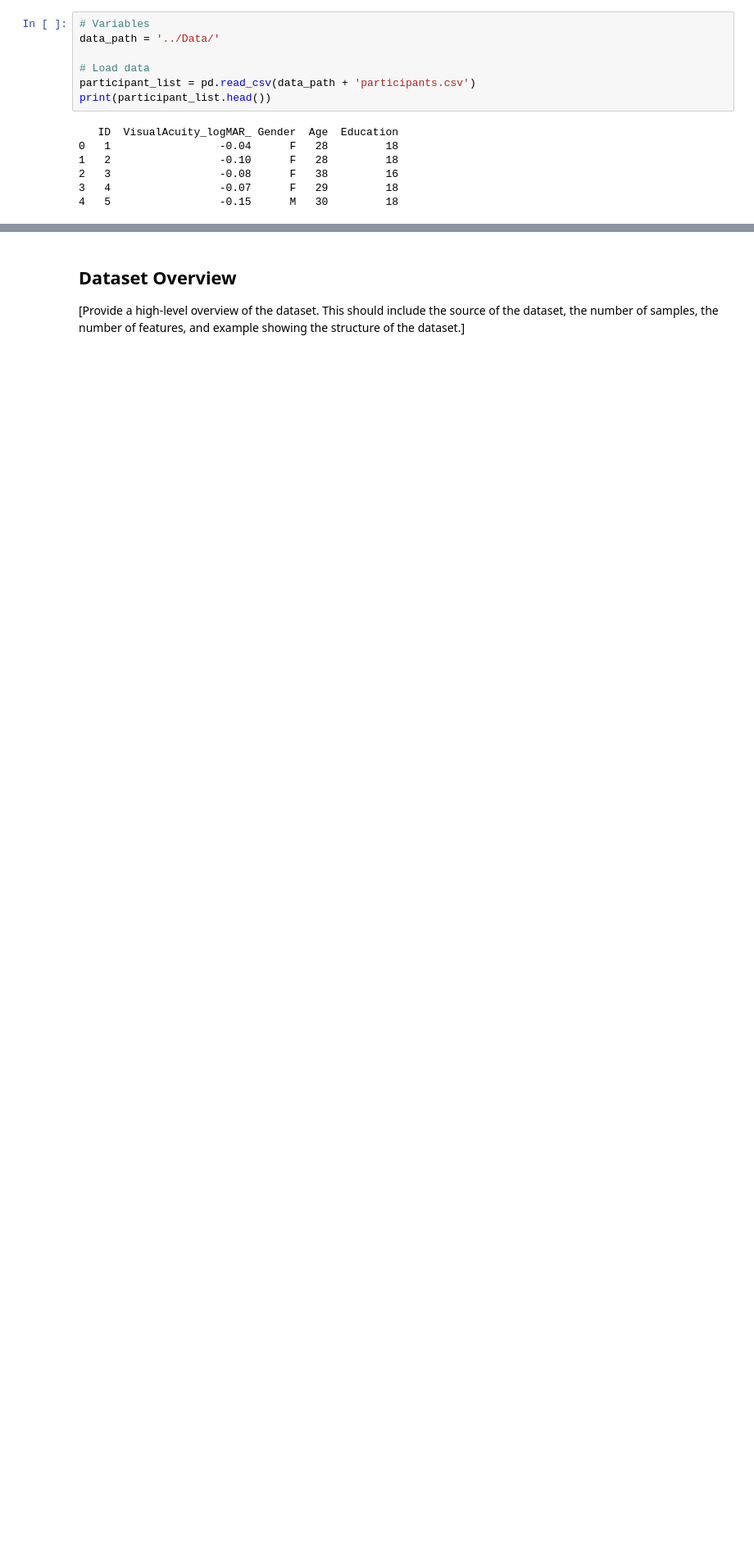
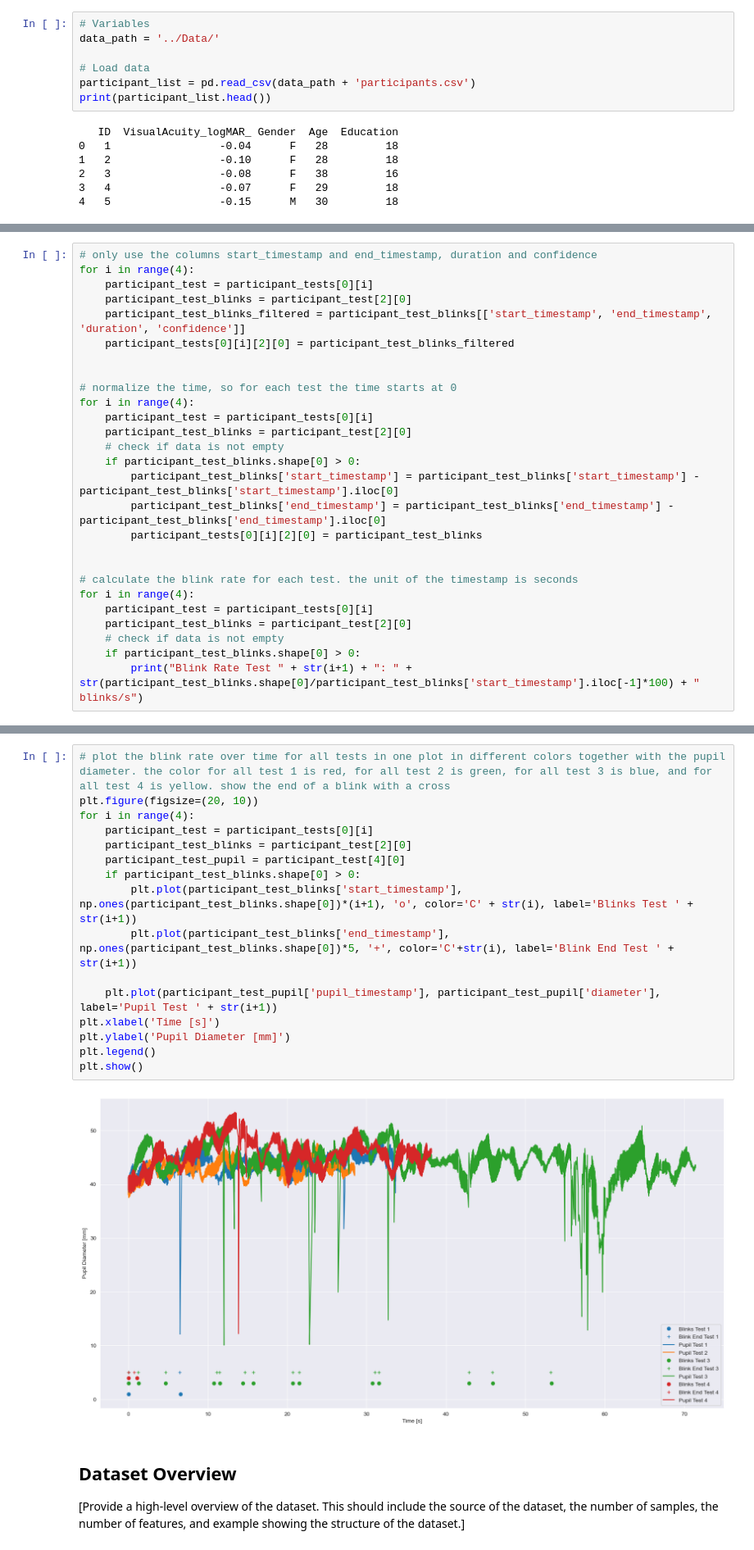
Before and after one commit to HBendig-HSFL/unlocking-minds, a Jupyter notebook: 1_DatasetCharacteristics/exploratory_data_analysis.ipynb, the cells around one changed output, grey strips where cells are left out. Shown at 82% size. Drawn from its saved outputs; the diff is of its cells as text; blank space fills up the shorter version.

```diff
--- a/1_DatasetCharacteristics/exploratory_data_analysis.ipynb
+++ b/1_DatasetCharacteristics/exploratory_data_analysis.ipynb
@@ -89,0 +235,27 @@ print(test1_participant1_blinks.head())
+# %%
+# only use the columns start_timestamp and end_timestamp, duration and confidence
+for i in range(4):
+    participant_test = participant_tests[0][i]
+    participant_test_blinks = participant_test[2][0]
+    participant_test_blinks_filtered = participant_test_blinks[['start_timestamp', 'end_timestamp', 'duration', 'confidence']]
+    participant_tests[0][i][2][0] = participant_test_blinks_filtered
+
+
+# normalize the time, so for each test the time starts at 0
+for i in range(4):
+    participant_test = participant_tests[0][i]
+    participant_test_blinks = participant_test[2][0]
+    # check if data is not empty
+    if participant_test_blinks.shape[0] > 0:
+        participant_test_blinks['start_timestamp'] = participant_test_blinks['start_timestamp'] - participant_test_blinks['start_timestamp'].iloc[0]
+        participant_test_blinks['end_timestamp'] = participant_test_blinks['end_timestamp'] - participant_test_blinks['end_timestamp'].iloc[0]
+        participant_tests[0][i][2][0] = participant_test_blinks
+
+
+# calculate the blink rate for each test. the unit of the timestamp is seconds
+for i in range(4):
+    participant_test = participant_tests[0][i]
+    participant_test_blinks = participant_test[2][0]
+    # check if data is not empty
+    if participant_test_blinks.shape[0] > 0:
+        print("Blink Rate Test " + str(i+1) + ": " + str(participant_test_blinks.shape[0]/participant_test_blinks['start_timestamp'].iloc[-1]*100) + " blinks/s")
@@ -90,3 +272,21 @@ print(test1_participant1_blinks.head())
+# %%
+# plot the blink rate over time for all tests in one plot in different colors together with the pupil diameter. the color for all test 1 is red, for all test 2 is green, for all test 3 is blue, and for all test 4 is yellow. show the end of a blink with a cross
+plt.figure(figsize=(20, 10))
+for i in range(4):
+    participant_test = participant_tests[0][i]
+    participant_test_blinks = participant_test[2][0]
+    participant_test_pupil = participant_test[4][0]
+    if participant_test_blinks.shape[0] > 0:
+        plt.plot(participant_test_blinks['start_timestamp'], np.ones(participant_test_blinks.shape[0])*(i+1), 'o', color='C' + str(i), label='Blinks Test ' + str(i+1))
+        plt.plot(participant_test_blinks['end_timestamp'], np.ones(participant_test_blinks.shape[0])*5, '+', color='C'+str(i), label='Blink End Test ' + str(i+1))
+
+    plt.plot(participant_test_pupil['pupil_timestamp'], participant_test_pupil['diameter'], label='Pupil Test ' + str(i+1))
+plt.xlabel('Time [s]')
+plt.ylabel('Pupil Diameter [mm]')
+plt.legend()
+plt.show()
+# %% [output]
+[figure, added]
 # %% [markdown]
 ## Dataset Overview
 
```
Also changed, not shown: parts of 11 cells of this notebook.
